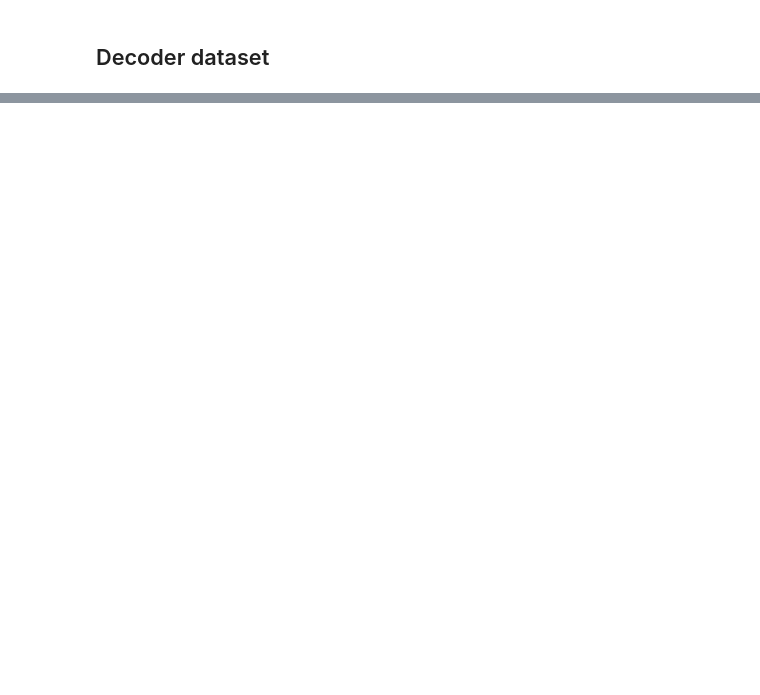
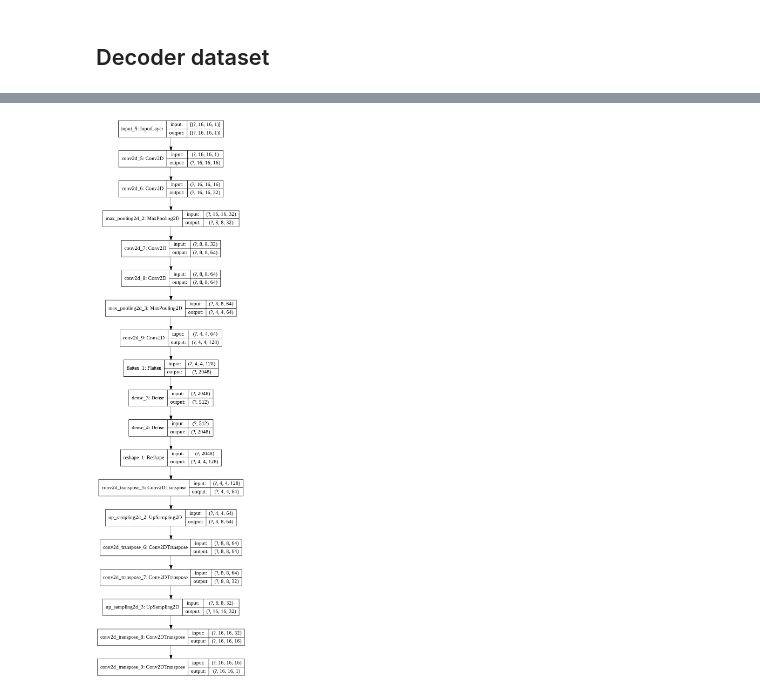
Before and after one commit to omerhac/arc_challenge, a Jupyter notebook: arc.ipynb, the cells around one changed output, grey strips where cells are left out. Saved outputs shown, nothing was run; the diff lists cells and outputs as text; code cells hidden in the pictures; blank space fills up the shorter version.

```diff
--- a/arc.ipynb
+++ b/arc.ipynb
@@ -570,5 +574,5 @@ Wall time: 964 ms
 # %% [markdown]
 ## Training siamese networks
 # %%
-hist = sn.fit(x=x, y=y, epochs=15, steps_per_epoch=100, batch_size=BATCH_SIZE, shuffle=True, validation_split=0.2)
+hist = sn.fit(x=x, y=y, epochs=30, steps_per_epoch=100, batch_size=BATCH_SIZE, shuffle=True, validation_split=0.2)
 # %% [output]
@@ -752,0 +783,3 @@ print(l.weights[0].numpy().shape)
+# %%
+ed = get_encoder_decoder()
+ed_hist = ed.fit(x=decoder_y, y=decoder_y, batch_size=32, shuffle=True, epochs=60, validation_split=0.2)
@@ -752,0 +805,4 @@ print(l.weights[0].numpy().shape)
+# %%
+plot_model(ed, expand_nested=True, show_shapes=True)
+# %% [output]
+[figure, added]
```
Also changed, not shown: parts of 23 cells of this notebook.
